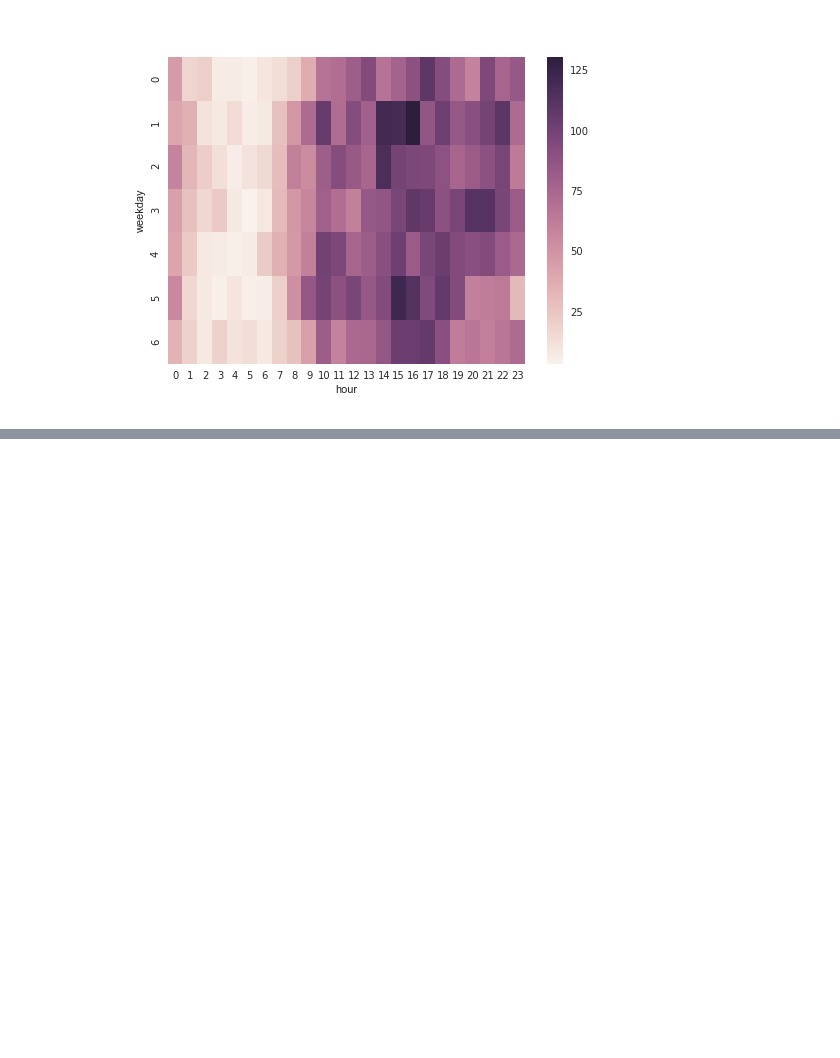
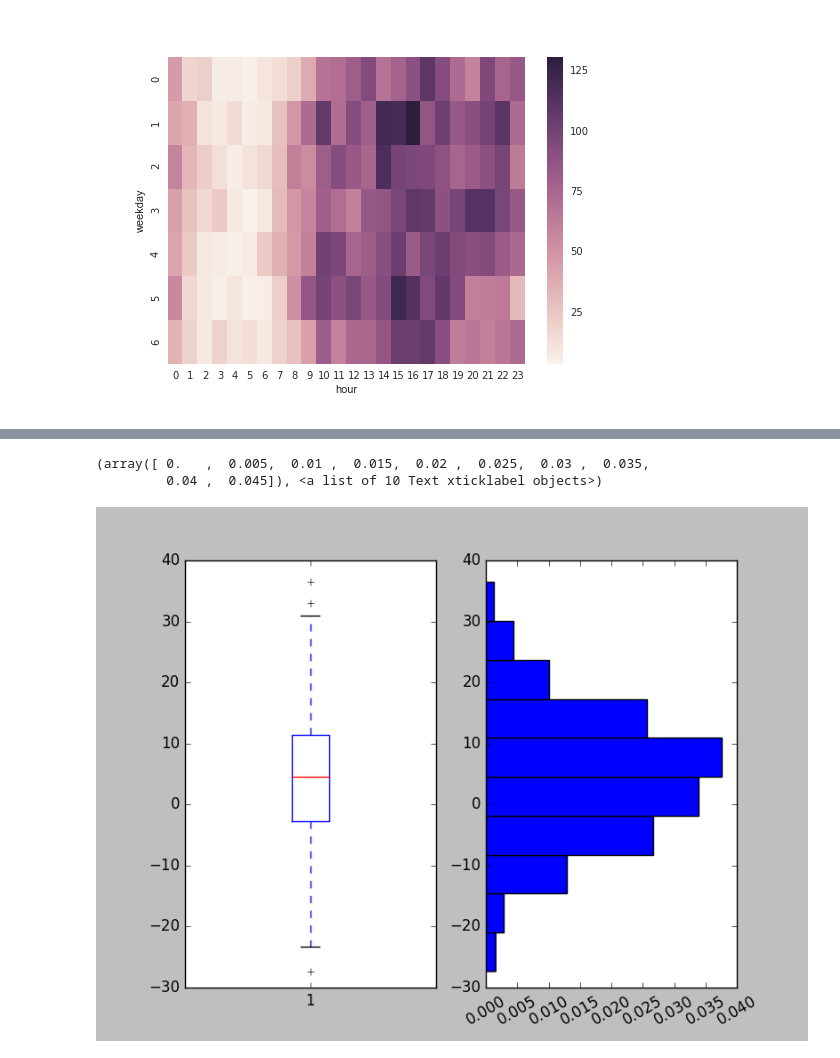
Before and after one commit to gurbanics/pytech-vis, a Jupyter notebook: notebooks/DemoSlides.ipynb, the cells around one changed output, grey strips where cells are left out. Drawn from its saved outputs; the diff is of its cells as text; code cells hidden in the pictures; blank space fills up the shorter version.

```diff
--- a/notebooks/DemoSlides.ipynb
+++ b/notebooks/DemoSlides.ipynb
@@ -42,3 +42,16 @@ commits.loc[commits['hour'] == 23, ['weekday','commits','hour']]
 | 119 | 4 | 74 | 23 |
 | 143 | 5 | 32 | 23 |
 | 167 | 6 | 73 | 23 |
+# %%
+normal_rnd = np.random.randn(500)*10 + 5
+# %%
+plt.style.use('default')
+plt.subplot(1,2,1)
+plt.boxplot(normal_rnd)
+plt.subplot(1,2,2)
+plt.hist(normal_rnd, orientation='horizontal', normed=True);
+plt.xticks(rotation=30)
+# %% [output]
+(array([ 0.   ,  0.005,  0.01 ,  0.015,  0.02 ,  0.025,  0.03 ,  0.035,
+         0.04 ,  0.045]), <a list of 10 Text xticklabel objects>)
+[figure, added]
```
Also changed, not shown: parts of 2 cells of this notebook, 1 other file.
